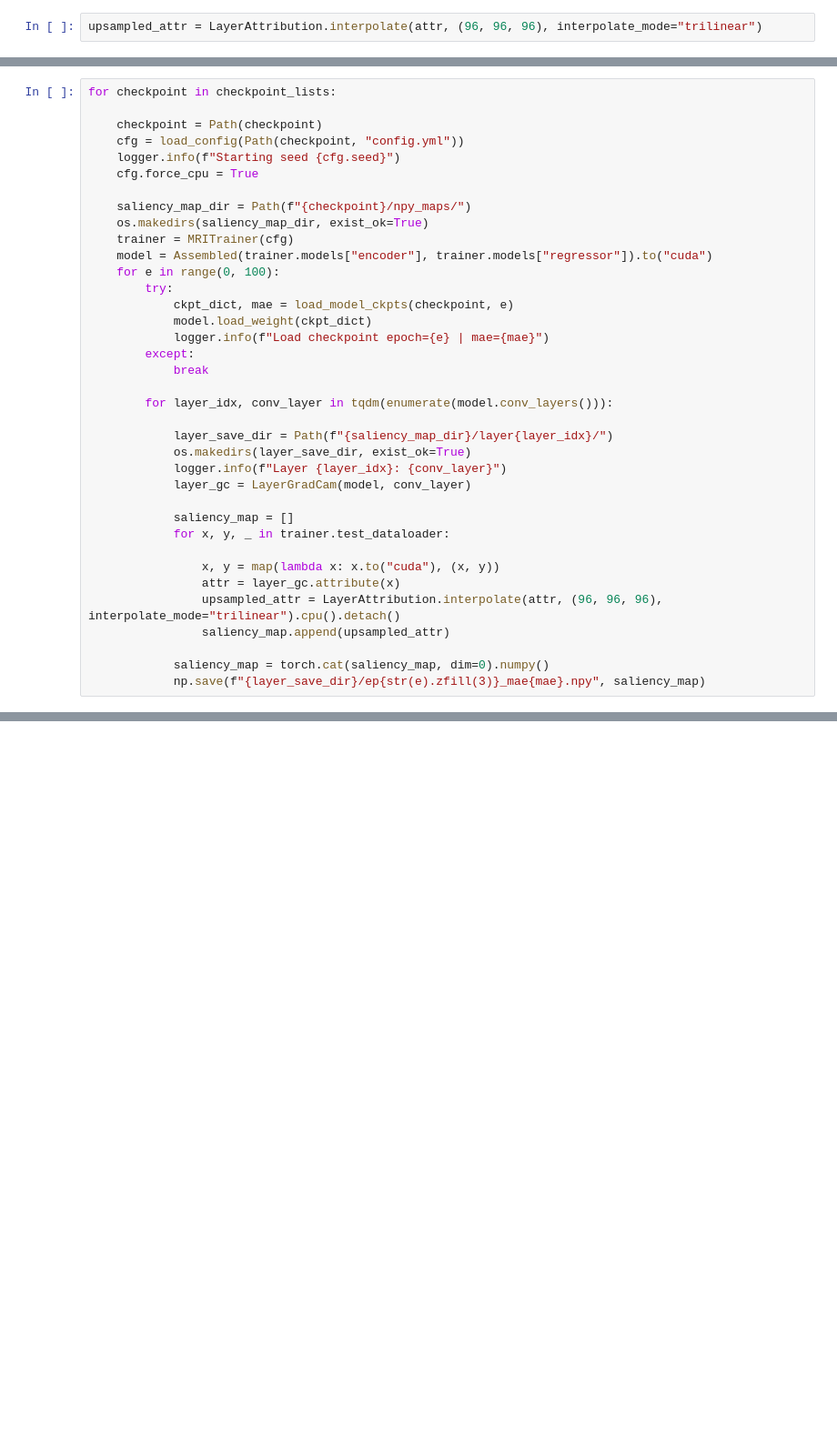
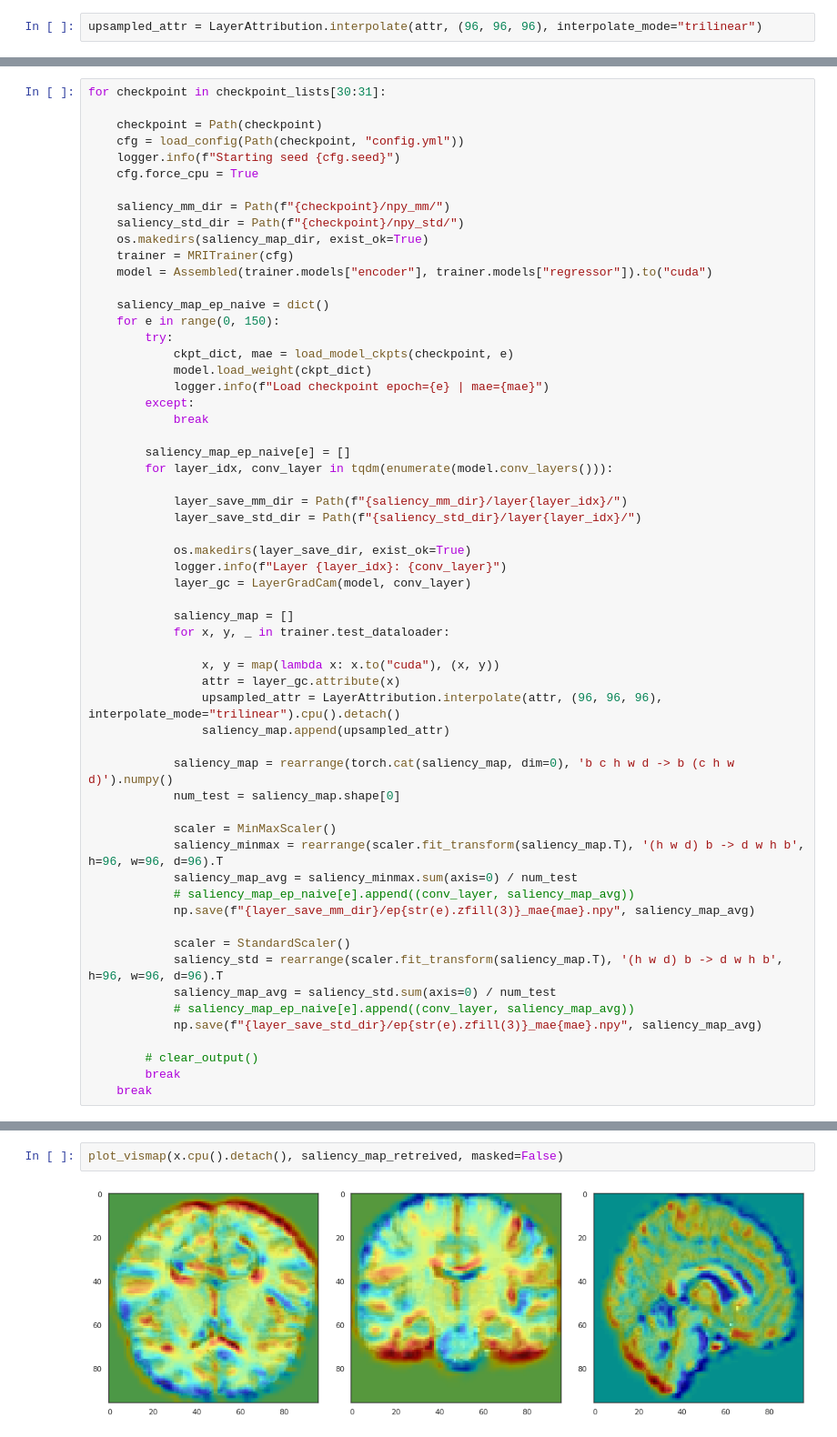
Before and after one commit to 1pha/brain-age-prediction, a Jupyter notebook: captum.ipynb, the cells around one changed output, grey strips where cells are left out. Shown at 91% size. Cells and saved outputs as stored; diff of their text form; blank space fills up the shorter version.

```diff
--- a/captum.ipynb
+++ b/captum.ipynb
@@ -81,16 +142,19 @@ plot_vismap(x.cpu().detach(), upsampled_attr.cpu().detach(), masked=False)
 # %%
-for checkpoint in checkpoint_lists:
+for checkpoint in checkpoint_lists[30:31]:
 
     checkpoint = Path(checkpoint)
     cfg = load_config(Path(checkpoint, "config.yml"))
     logger.info(f"Starting seed {cfg.seed}")
     cfg.force_cpu = True
 
-    saliency_map_dir = Path(f"{checkpoint}/npy_maps/")
+    saliency_mm_dir = Path(f"{checkpoint}/npy_mm/")
+    saliency_std_dir = Path(f"{checkpoint}/npy_std/")
     os.makedirs(saliency_map_dir, exist_ok=True)
     trainer = MRITrainer(cfg)
     model = Assembled(trainer.models["encoder"], trainer.models["regressor"]).to("cuda")
-    for e in range(0, 100):
+
+    saliency_map_ep_naive = dict()
+    for e in range(0, 150):
         try:
             ckpt_dict, mae = load_model_ckpts(checkpoint, e)
             model.load_weight(ckpt_dict)
@@ -98,9 +162,12 @@ for checkpoint in checkpoint_lists:
         except:
             break
 
+        saliency_map_ep_naive[e] = []
         for layer_idx, conv_layer in tqdm(enumerate(model.conv_layers())):
 
-            layer_save_dir = Path(f"{saliency_map_dir}/layer{layer_idx}/")
+            layer_save_mm_dir = Path(f"{saliency_mm_dir}/layer{layer_idx}/")
+            layer_save_std_dir = Path(f"{saliency_std_dir}/layer{layer_idx}/")
+
             os.makedirs(layer_save_dir, exist_ok=True)
             logger.info(f"Layer {layer_idx}: {conv_layer}")
             layer_gc = LayerGradCam(model, conv_layer)
@@ -113,6 +180,22 @@ for checkpoint in checkpoint_lists:
                 upsampled_attr = LayerAttribution.interpolate(attr, (96, 96, 96), interpolate_mode="trilinear").cpu().detach()
                 saliency_map.append(upsampled_attr)
 
-            saliency_map = torch.cat(saliency_map, dim=0).numpy()
-            np.save(f"{layer_save_dir}/ep{str(e).zfill(3)}_mae{mae}.npy", saliency_map)
+            saliency_map = rearrange(torch.cat(saliency_map, dim=0), 'b c h w d -> b (c h w d)').numpy()
+            num_test = saliency_map.shape[0]
+
+            scaler = MinMaxScaler()
+            saliency_minmax = rearrange(scaler.fit_transform(saliency_map.T), '(h w d) b -> d w h b', h=96, w=96, d=96).T
+            saliency_map_avg = saliency_minmax.sum(axis=0) / num_test
+            # saliency_map_ep_naive[e].append((conv_layer, saliency_map_avg))
+            np.save(f"{layer_save_mm_dir}/ep{str(e).zfill(3)}_mae{mae}.npy", saliency_map_avg)
+
+            scaler = StandardScaler()
+            saliency_std = rearrange(scaler.fit_transform(saliency_map.T), '(h w d) b -> d w h b', h=96, w=96, d=96).T
+            saliency_map_avg = saliency_std.sum(axis=0) / num_test
+            # saliency_map_ep_naive[e].append((conv_layer, saliency_map_avg))
+            np.save(f"{layer_save_std_dir}/ep{str(e).zfill(3)}_mae{mae}.npy", saliency_map_avg)
+
+        # clear_output()
+        break
+    break
 # %% [output]
@@ -136,0 +217,4 @@ Weights successfully loaded!
+# %%
+plot_vismap(x.cpu().detach(), saliency_map_retreived, masked=False)
+# %% [output]
+[figure, added]
```
Also changed, not shown: parts of 18 cells of this notebook.
